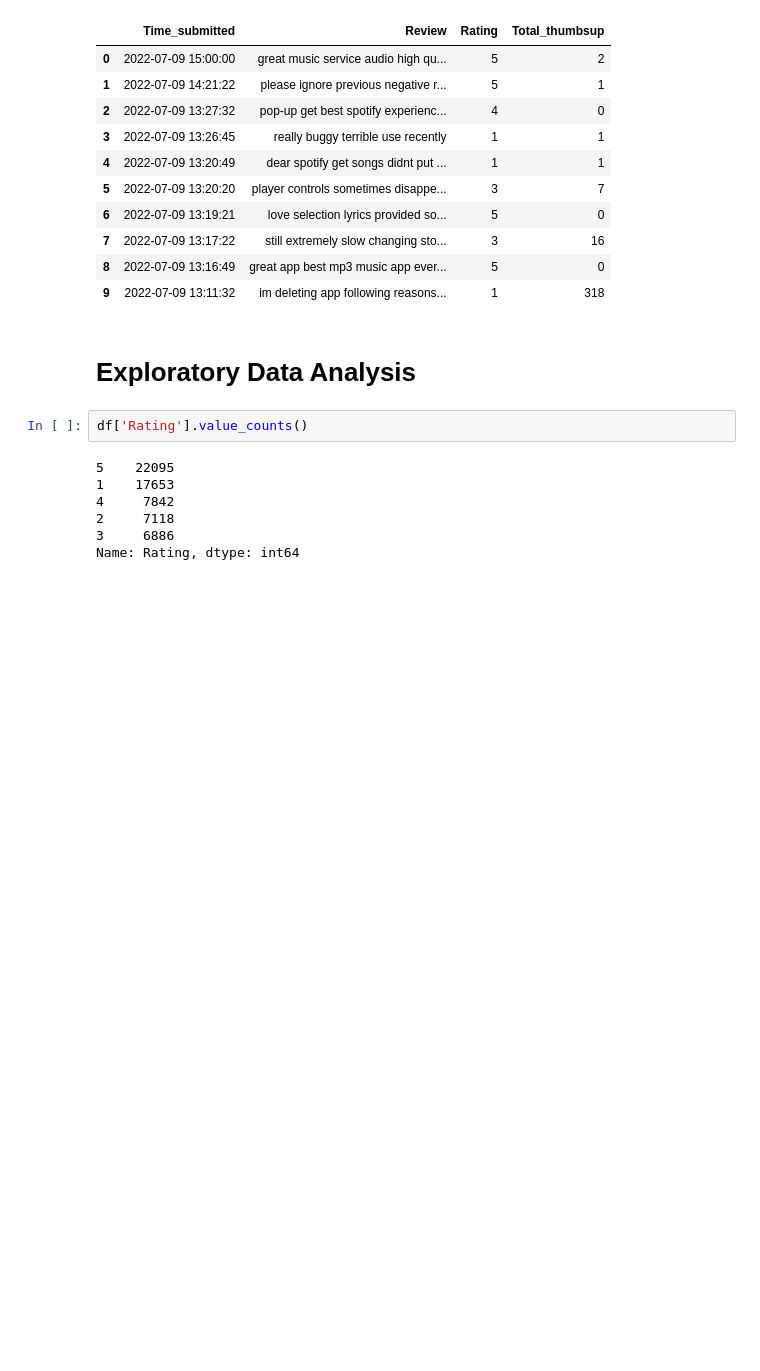
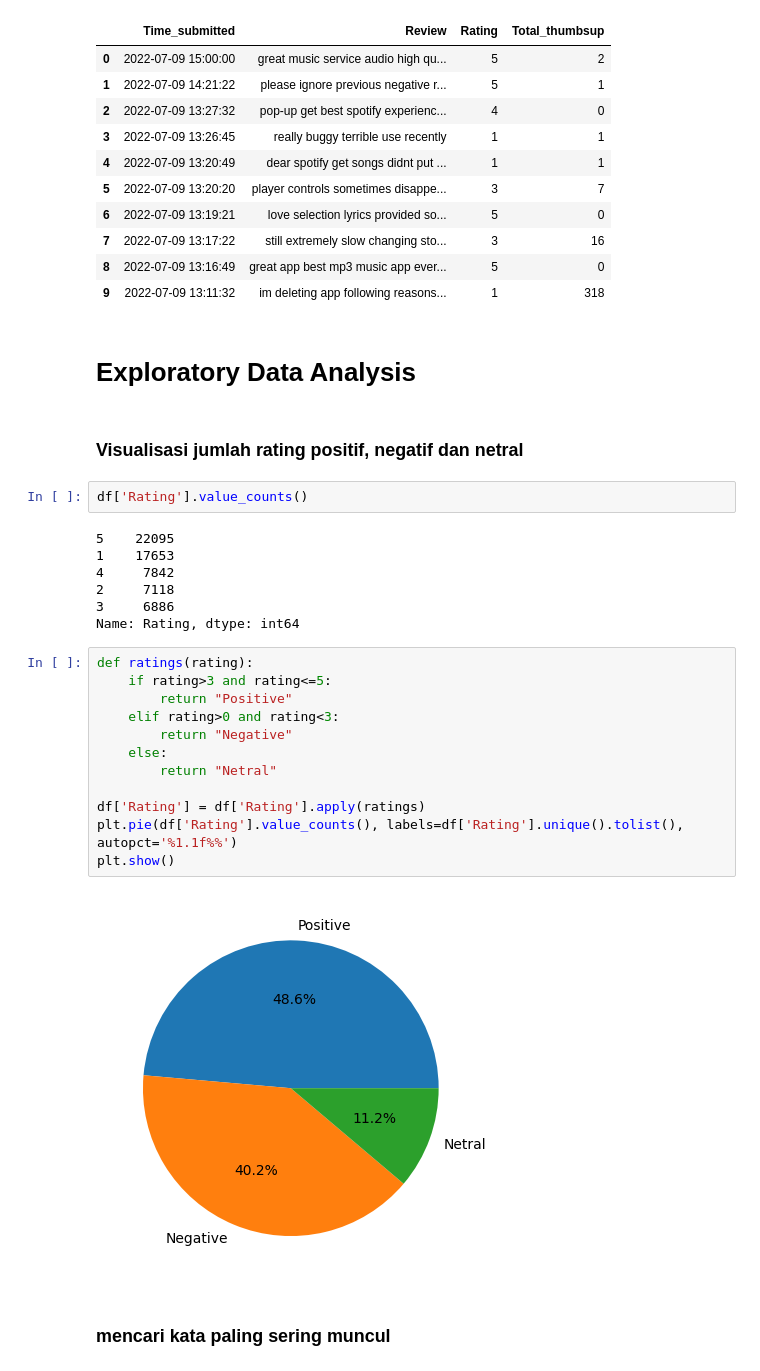
Before and after one commit to Adkurrr/Sentiment-Analysis-with-Aspect-Based-Approach-on-Spotify-App-with-SVM, a Jupyter notebook: sentiment analysis code.ipynb, the cells around one changed output. Saved outputs shown, nothing was run; the diff lists cells and outputs as text; blank space fills up the shorter version.

```diff
--- a/sentiment analysis code.ipynb
+++ b/sentiment analysis code.ipynb
@@ -86,6 +91,8 @@ df.head(10)
 | 9 | 2022-07-09 13:11:32 | im deleting app following reasons... | 1 | 318 |
 # %% [markdown]
 # Exploratory Data Analysis
+# %% [markdown]
+### Visualisasi jumlah rating positif, negatif dan netral
 # %%
 df['Rating'].value_counts()
 # %% [output]
@@ -95,3 +102,19 @@ df['Rating'].value_counts()
 2     7118
 3     6886
 Name: Rating, dtype: int64
+# %%
+def ratings(rating):
+    if rating>3 and rating<=5:
+        return "Positive"
+    elif rating>0 and rating<3:
+        return "Negative"
+    else:
+        return "Netral"
+
+df['Rating'] = df['Rating'].apply(ratings)
+plt.pie(df['Rating'].value_counts(), labels=df['Rating'].unique().tolist(), autopct='%1.1f%%')
+plt.show()
+# %% [output]
+[figure, added]
+# %% [markdown]
+### mencari kata paling sering muncul
```
Also changed, not shown: parts of 16 cells of this notebook.
